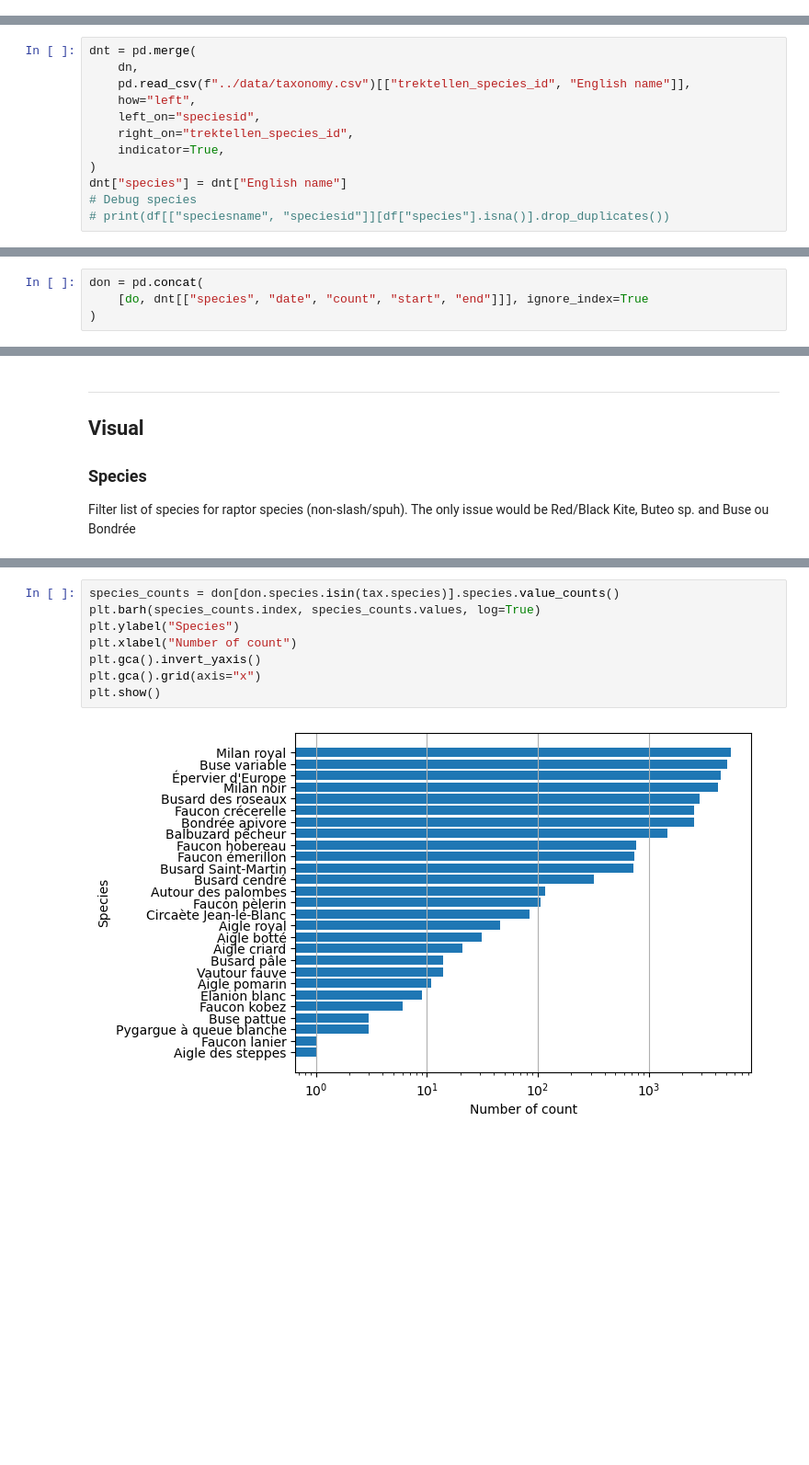
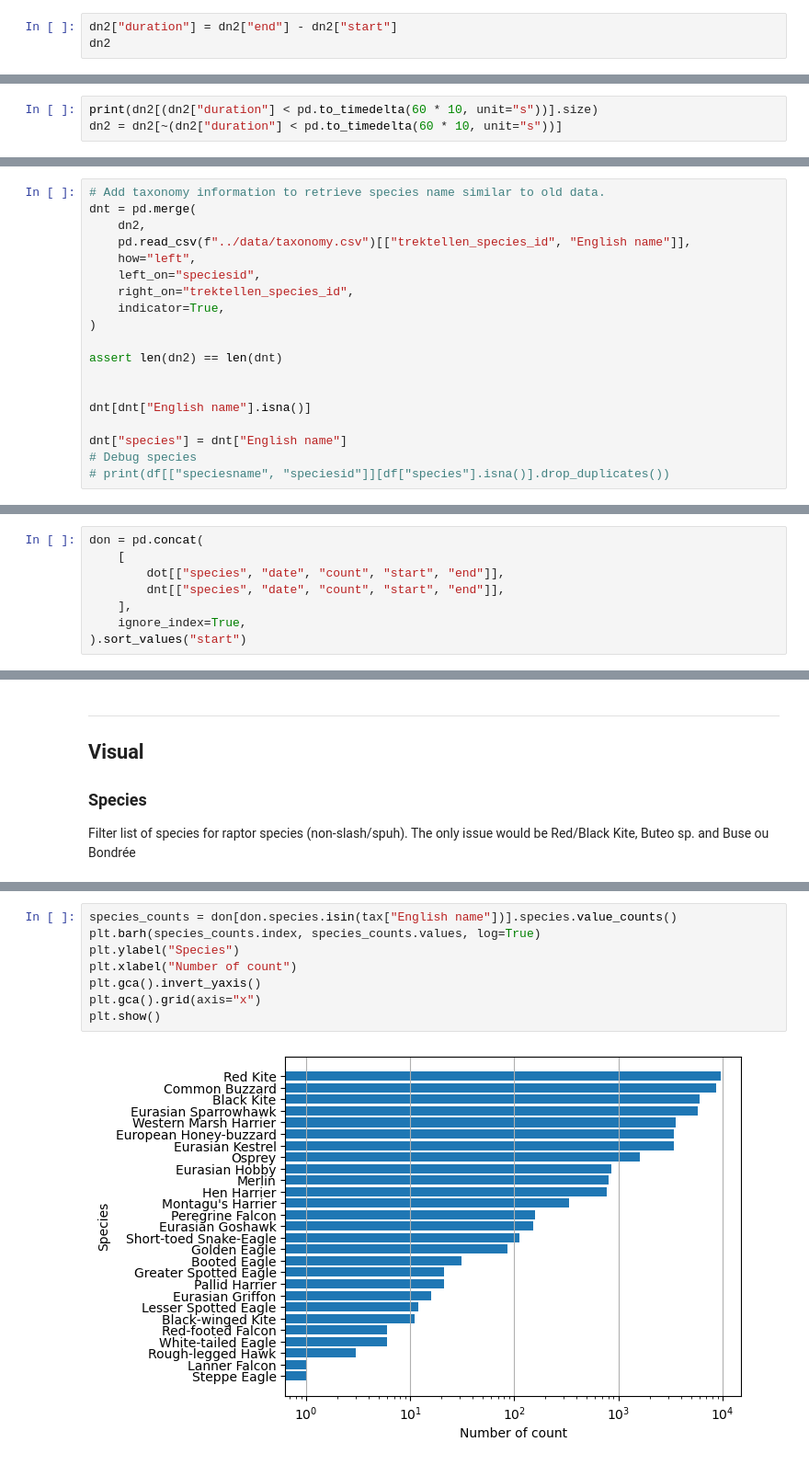
Before and after one commit to AmedeeRoy/defile-migration-forecast, a Jupyter notebook: notebooks/processing_count_data.ipynb, the cells around one changed output, grey strips where cells are left out. Shown at 92% size. Cells and saved outputs as stored; diff of their text form; blank space fills up the shorter version.

Commit message:
fix data (protocol issue, absence data, timezone)

```diff
--- a/notebooks/processing_count_data.ipynb
+++ b/notebooks/processing_count_data.ipynb
@@ -106,0 +401,3 @@ dn["duration"] = dn["end"] - dn["start"]
+# %%
+dn2["duration"] = dn2["end"] - dn2["start"]
+dn2
@@ -106,0 +420,3 @@ dn["duration"] = dn["end"] - dn["start"]
+# %%
+print(dn2[(dn2["duration"] < pd.to_timedelta(60 * 10, unit="s"))].size)
+dn2 = dn2[~(dn2["duration"] < pd.to_timedelta(60 * 10, unit="s"))]
@@ -140,12 +449,19 @@ dn
 # %%
+# Add taxonomy information to retrieve species name similar to old data.
 dnt = pd.merge(
-    dn,
+    dn2,
     pd.read_csv(f"../data/taxonomy.csv")[["trektellen_species_id", "English name"]],
     how="left",
     left_on="speciesid",
     right_on="trektellen_species_id",
     indicator=True,
 )
+
+assert len(dn2) == len(dnt)
+
+
+dnt[dnt["English name"].isna()]
+
 dnt["species"] = dnt["English name"]
 # Debug species
 # print(df[["speciesname", "speciesid"]][df["species"].isna()].drop_duplicates())
@@ -169,8 +473,12 @@ dnt[["species", "date", "count", "start", "end"]]
 ## Merge Old and Trektellen data
 # %%
 don = pd.concat(
-    [do, dnt[["species", "date", "count", "start", "end"]]], ignore_index=True
-)
+    [
+        dot[["species", "date", "count", "start", "end"]],
+        dnt[["species", "date", "count", "start", "end"]],
+    ],
+    ignore_index=True,
+).sort_values("start")
 # %%
 don.to_csv("../data/count/all_count_processed.csv", index=False)
 # %% [markdown]
@@ -215,10 +523,10 @@ tax
 # %%
-species_counts = don[don.species.isin(tax.species)].species.value_counts()
+species_counts = don[don.species.isin(tax["English name"])].species.value_counts()
 plt.barh(species_counts.index, species_counts.values, log=True)
 plt.ylabel("Species")
 plt.xlabel("Number of count")
 plt.gca().invert_yaxis()
 plt.gca().grid(axis="x")
 plt.show()
 # %% [output]
-[figure, old version]
+[figure, new version]
```
Also changed, not shown: parts of 43 cells of this notebook, 3 other files.
